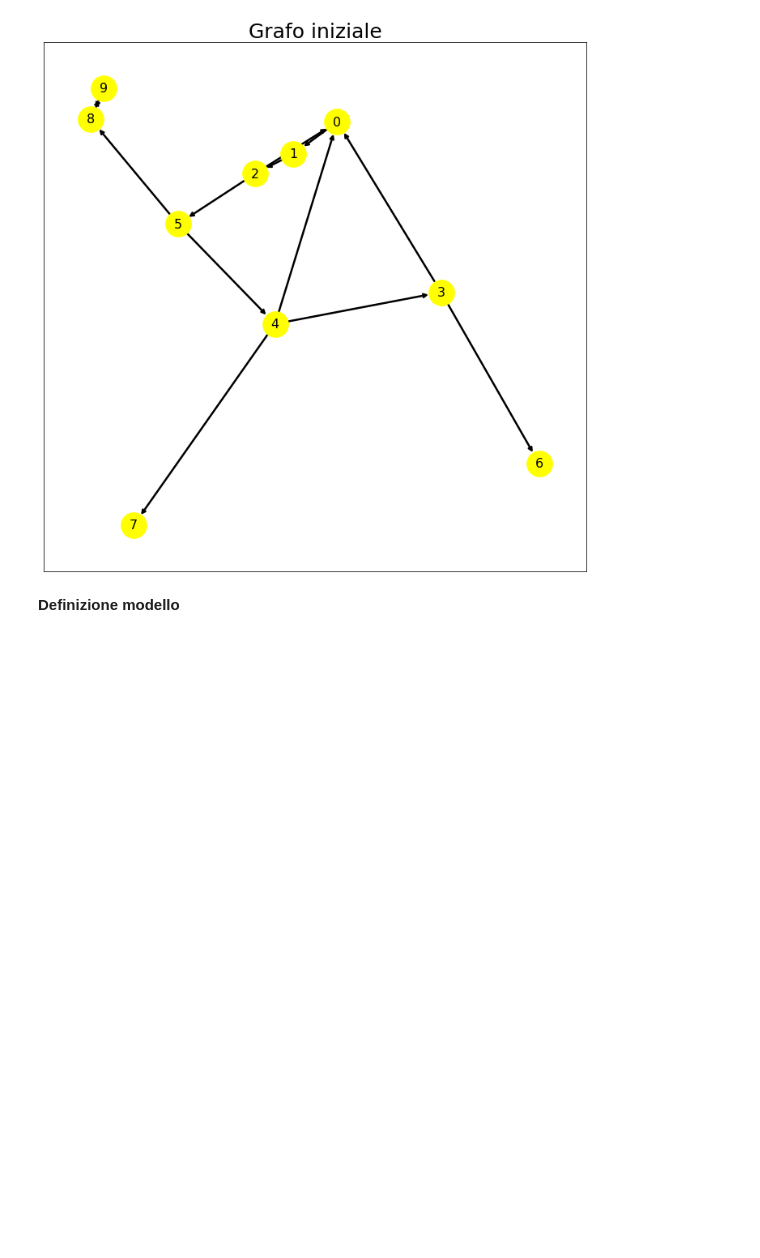
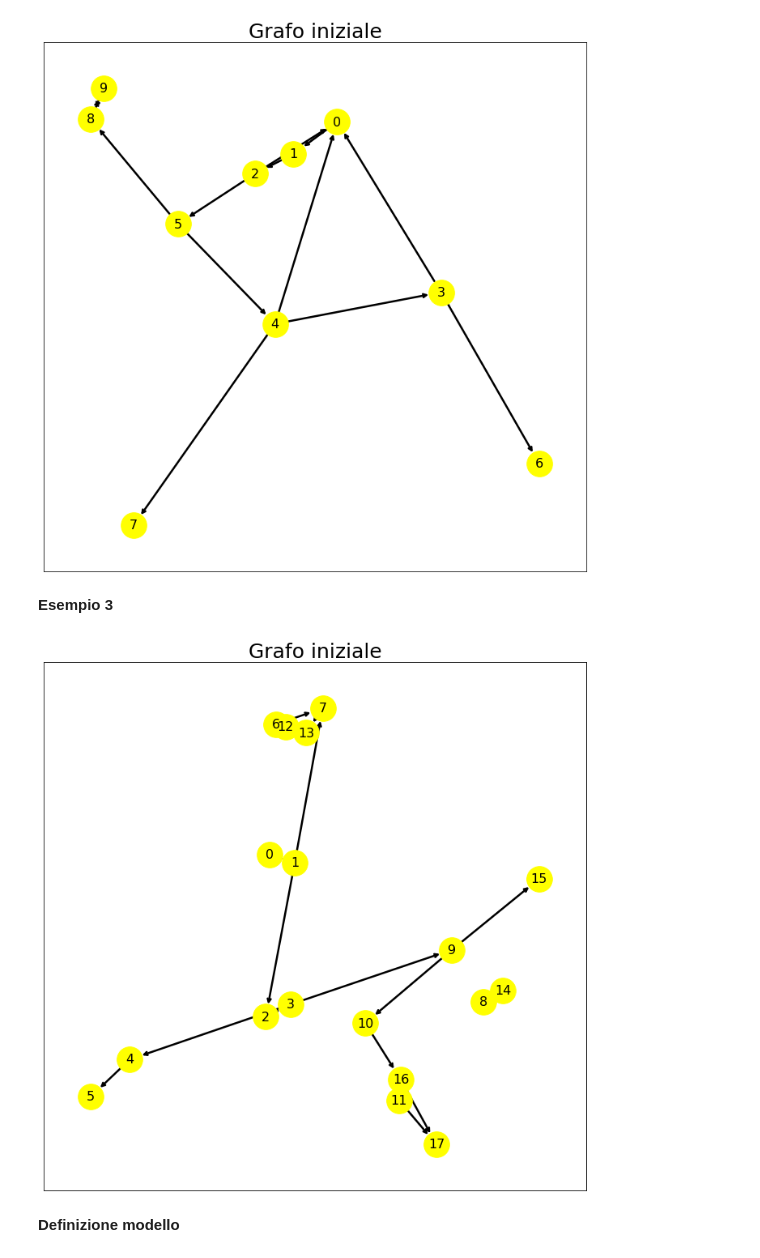
Before and after one commit to martinasalis/KEP_model, a Jupyter notebook: main.ipynb, the cells around one changed output. Drawn from its saved outputs; the diff is of its cells as text; code cells hidden in the pictures; blank space fills up the shorter version.

```diff
--- a/main.ipynb
+++ b/main.ipynb
@@ -168,3 +168,5 @@ nx.draw_networkx(G, pos=pos, with_labels = True, node_color ='yellow', node_size
                  font_size = 16, arrowstyle="->", width=2.5)
 # %% [output]
 [figure]
+# %% [markdown]
+**Esempio 3**
@@ -171,3 +197,17 @@ nx.draw_networkx(G, pos=pos, with_labels = True, node_color ='yellow', node_size
+# %%
+G = nx.DiGraph()
+G.add_edges_from([(0, 1), (1, 2), (2, 3), (3, 4), (4, 5), (1, 7), (6, 7), (7, 13),
+                  (13, 12), (12, 6), (8, 14), (14, 8), (3, 9), (9, 15), (9, 10),
+                  (10, 16), (16, 17), (11, 17)])
+
+pos = nx.spring_layout(G)
+plt.figure(figsize =(12, 12))
+plt.title("Grafo iniziale", fontsize=25)
+
+nx.draw_networkx(G, pos=pos, with_labels = True, node_color ='yellow', node_size = 1000,
+                 font_size = 16, arrowstyle="->", width=2.5)
+# %% [output]
+[figure, added]
 # %% [markdown]
 **Definizione modello**
 # %%
```
Also changed, not shown: parts of 7 cells of this notebook.
